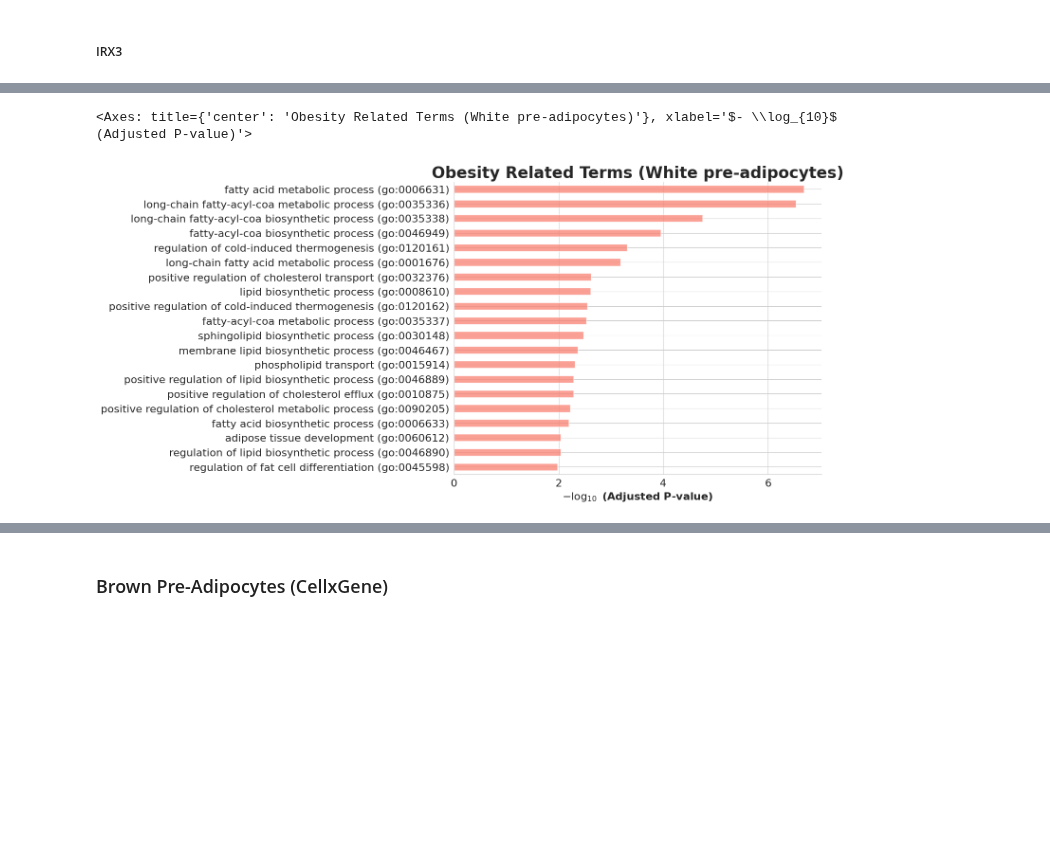
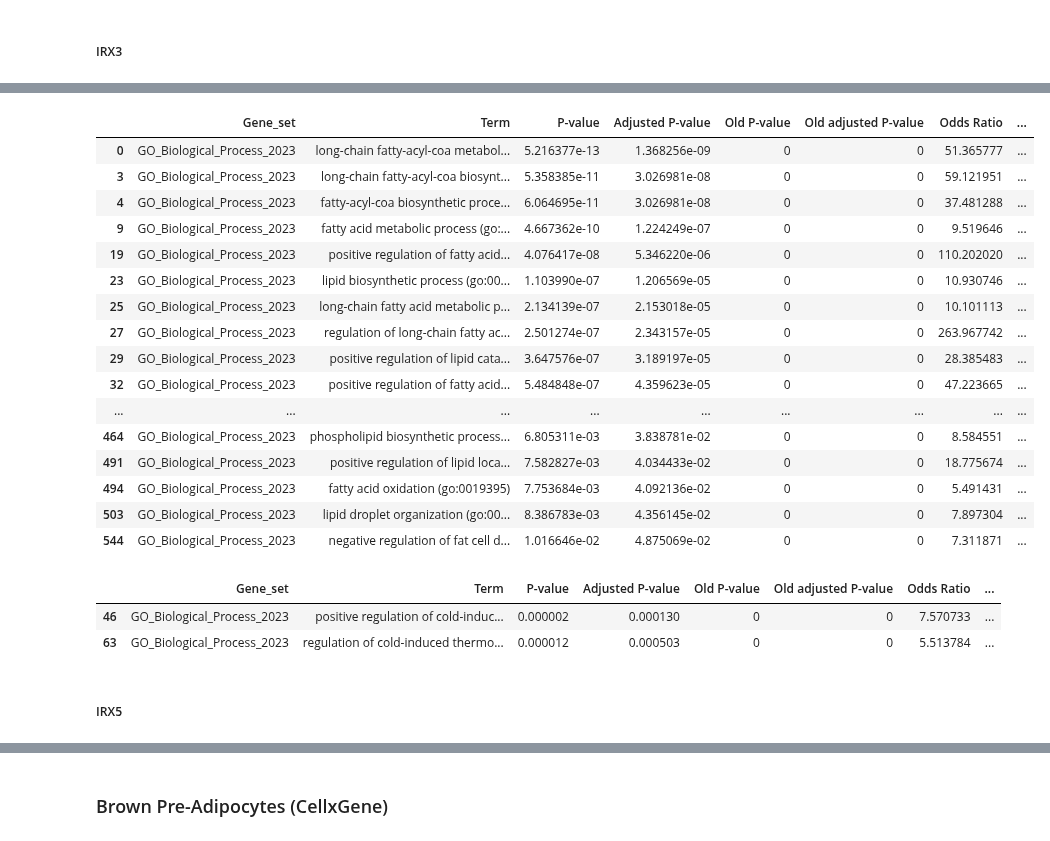
Before and after one commit to rejuve-bio/biocypher-kg, a Jupyter notebook: notebooks/cellxgene_exp_corr.ipynb, the cells around one changed output, grey strips where cells are left out. Saved outputs shown, nothing was run; the diff lists cells and outputs as text; code cells hidden in the pictures; blank space fills up the shorter version.

```diff
--- a/notebooks/gtex_tissue_gene_exp_corr.ipynb
+++ b/notebooks/cellxgene_exp_corr.ipynb
@@ -138,12 +208,26 @@ white_preadpy_irx3_enrichr_df[(white_preadpy_irx3_enrichr_df.Term.str.contains("
 # %%
 from gseapy import barplot, dotplot
 
 obesity_related_terms = ["lipid", "fatty", "fat", "cholesterol", "adipose", "obesity", "thermo", "fat cell"]
-white_pady_obesity_related_enrichr = white_preadpy_irx3_enrichr_df[white_preadpy_irx3_enrichr_df.Term.str.contains("|"
+white_pady_neg_corr_irx3_obesity_related_enrichr = top_k_irx3_neg_corr_white_padpy_enrichr[top_k_irx3_neg_corr_white_padpy_enrichr.Term.str.contains("|"
                                                                                                                  .join
                                                                                               (obesity_related_terms))]
-barplot(white_pady_obesity_related_enrichr, title="Obesity Related Terms (White pre-adipocytes)", cutoff=0.05,
-        top_term=20, figsize=(10, 8))
+white_pady_neg_corr_irx3_obesity_related_enrichr[white_pady_neg_corr_irx3_obesity_related_enrichr["Adjusted P-value"] < 0.05]
 # %% [output]
-<Axes: title={'center': 'Obesity Related Terms (White pre-adipocytes)'}, xlabel='$- \\log_{10}$ (Adjusted P-value)'>
-[figure, removed]
+|  | Gene_set | Term | P-value | Adjusted P-value | Old P-value | Old adjusted P-value | Odds Ratio | ... |
+| 0 | GO_Biological_Process_2023 | long-chain fatty-acyl-coa metabol... | 5.216377e-13 | 1.368256e-09 | 0 | 0 | 51.365777 | ... |
+| 3 | GO_Biological_Process_2023 | long-chain fatty-acyl-coa biosynt... | 5.358385e-11 | 3.026981e-08 | 0 | 0 | 59.121951 | ... |
+| 4 | GO_Biological_Process_2023 | fatty-acyl-coa biosynthetic proce... | 6.064695e-11 | 3.026981e-08 | 0 | 0 | 37.481288 | ... |
+| 9 | GO_Biological_Process_2023 | fatty acid metabolic process (go:... | 4.667362e-10 | 1.224249e-07 | 0 | 0 | 9.519646 | ... |
+| 19 | GO_Biological_Process_2023 | positive regulation of fatty acid... | 4.076417e-08 | 5.346220e-06 | 0 | 0 | 110.202020 | ... |
+| 23 | GO_Biological_Process_2023 | lipid biosynthetic process (go:00... | 1.103990e-07 | 1.206569e-05 | 0 | 0 | 10.930746 | ... |
+| 25 | GO_Biological_Process_2023 | long-chain fatty acid metabolic p... | 2.134139e-07 | 2.153018e-05 | 0 | 0 | 10.101113 | ... |
+| 27 | GO_Biological_Process_2023 | regulation of long-chain fatty ac... | 2.501274e-07 | 2.343157e-05 | 0 | 0 | 263.967742 | ... |
+| 29 | GO_Biological_Process_2023 | positive regulation of lipid cata... | 3.647576e-07 | 3.189197e-05 | 0 | 0 | 28.385483 | ... |
+| 32 | GO_Biological_Process_2023 | positive regulation of fatty acid... | 5.484848e-07 | 4.359623e-05 | 0 | 0 | 47.223665 | ... |
+| ... | ... | ... | ... | ... | ... | ... | ... | ... |
+| 464 | GO_Biological_Process_2023 | phospholipid biosynthetic process... | 6.805311e-03 | 3.838781e-02 | 0 | 0 | 8.584551 | ... |
+| 491 | GO_Biological_Process_2023 | positive regulation of lipid loca... | 7.582827e-03 | 4.034433e-02 | 0 | 0 | 18.775674 | ... |
+| 494 | GO_Biological_Process_2023 | fatty acid oxidation (go:0019395) | 7.753684e-03 | 4.092136e-02 | 0 | 0 | 5.491431 | ... |
+| 503 | GO_Biological_Process_2023 | lipid droplet organization (go:00... | 8.386783e-03 | 4.356145e-02 | 0 | 0 | 7.897304 | ... |
+| 544 | GO_Biological_Process_2023 | negative regulation of fat cell d... | 1.016646e-02 | 4.875069e-02 | 0 | 0 | 7.311871 | ... |
@@ -194,0 +234,8 @@ with open("/mnt/hdd_2/abdu/gtex/white_preadipocytes_top_500_neg_corr_genes_irx5.
+# %%
+white_pady_neg_corr_irx3_obesity_related_enrichr[white_pady_neg_corr_irx3_obesity_related_enrichr.Genes.str.contains("PPARGC")]
+# %% [output]
+|  | Gene_set | Term | P-value | Adjusted P-value | Old P-value | Old adjusted P-value | Odds Ratio | ... |
+| 46 | GO_Biological_Process_2023 | positive regulation of cold-induc... | 0.000002 | 0.000130 | 0 | 0 | 7.570733 | ... |
+| 63 | GO_Biological_Process_2023 | regulation of cold-induced thermo... | 0.000012 | 0.000503 | 0 | 0 | 5.513784 | ... |
+# %% [markdown]
+##### IRX5
```
Also changed, not shown: parts of 21 cells of this notebook, 2 other files.
